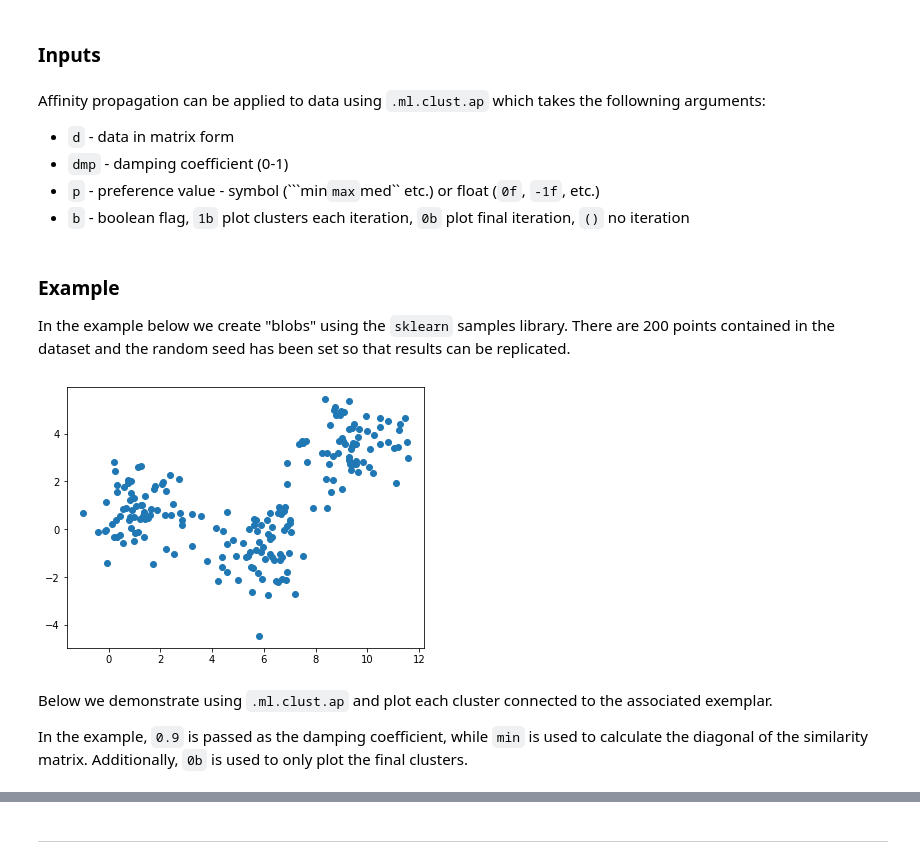
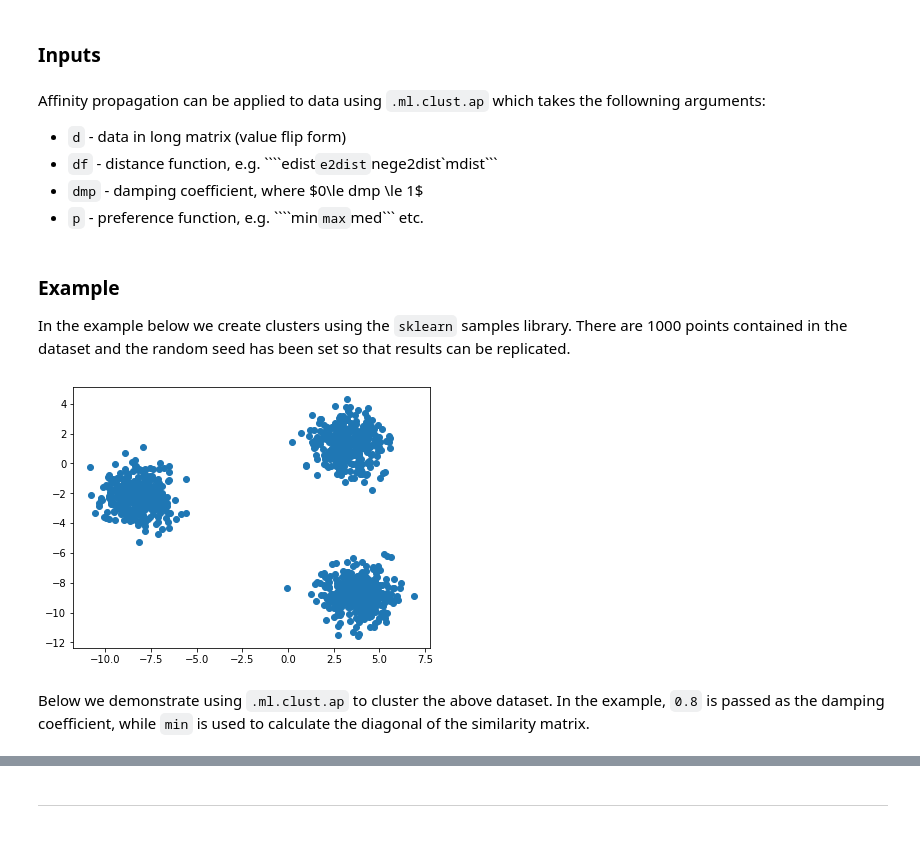
Before and after one commit to KxSystems/mlnotebooks, a Jupyter notebook: notebooks/10 Clustering.ipynb, the cells around one changed output, grey strips where cells are left out. Cells and saved outputs as stored; diff of their text form; code cells hidden in the pictures.

`````diff
--- a/notebooks/10 Clustering.ipynb
+++ b/notebooks/10 Clustering.ipynb
@@ -185,21 +192,19 @@ Advantages of affinity propagration include:
 ### Inputs
 # %% [markdown]
 Affinity propagation can be applied to data using `.ml.clust.ap` which takes the followning arguments:
-- `d` - data in matrix form
-- `dmp` - damping coefficient (0-1)
-- `p` - preference value - symbol (```min`max`med`` etc.) or float (`0f`, `-1f`, etc.)
-- `b` - boolean flag, `1b` plot clusters each iteration, `0b` plot final iteration, `()` no iteration
+- `d` - data in long matrix (value flip form)
+- `df` - distance function, e.g. ````edist`e2dist`nege2dist`mdist```
+- `dmp` - damping coefficient, where $0\le dmp \le 1$
+- `p` - preference function, e.g. ````min`max`med``` etc.
 # %% [markdown]
 ### Example
 
-In the example below we create "blobs" using the `sklearn` samples library. There are 200 points contained in the dataset and the random seed has been set so that results can be replicated.
+In the example below we create clusters using the `sklearn` samples library. There are 1000 points contained in the dataset and the random seed has been set so that results can be replicated.
 # %%
-d3:blobs[`n_samples pykw 200;`random_state pykw 449]0
-plt[`:scatter]. flip d3;
+d3:flip blobs[`n_samples pykw 1000;`random_state pykw 500]0
+plt[`:scatter]. d3;
 plt[`:show][];
 # %% [output]
-[figure, old version]
+[figure, new version]
 # %% [markdown]
-Below we demonstrate using `.ml.clust.ap` and plot each cluster connected to the associated exemplar.
-
-In the example, `0.9` is passed as the damping coefficient, while `min` is used to calculate the diagonal of the similarity matrix. Additionally, `0b` is used to only plot the final clusters.
+Below we demonstrate using `.ml.clust.ap` to cluster the above dataset. In the example, `0.8` is passed as the damping coefficient, while `min` is used to calculate the diagonal of the similarity matrix.
`````
Also changed, not shown: parts of 29 cells of this notebook, 1 other file.
